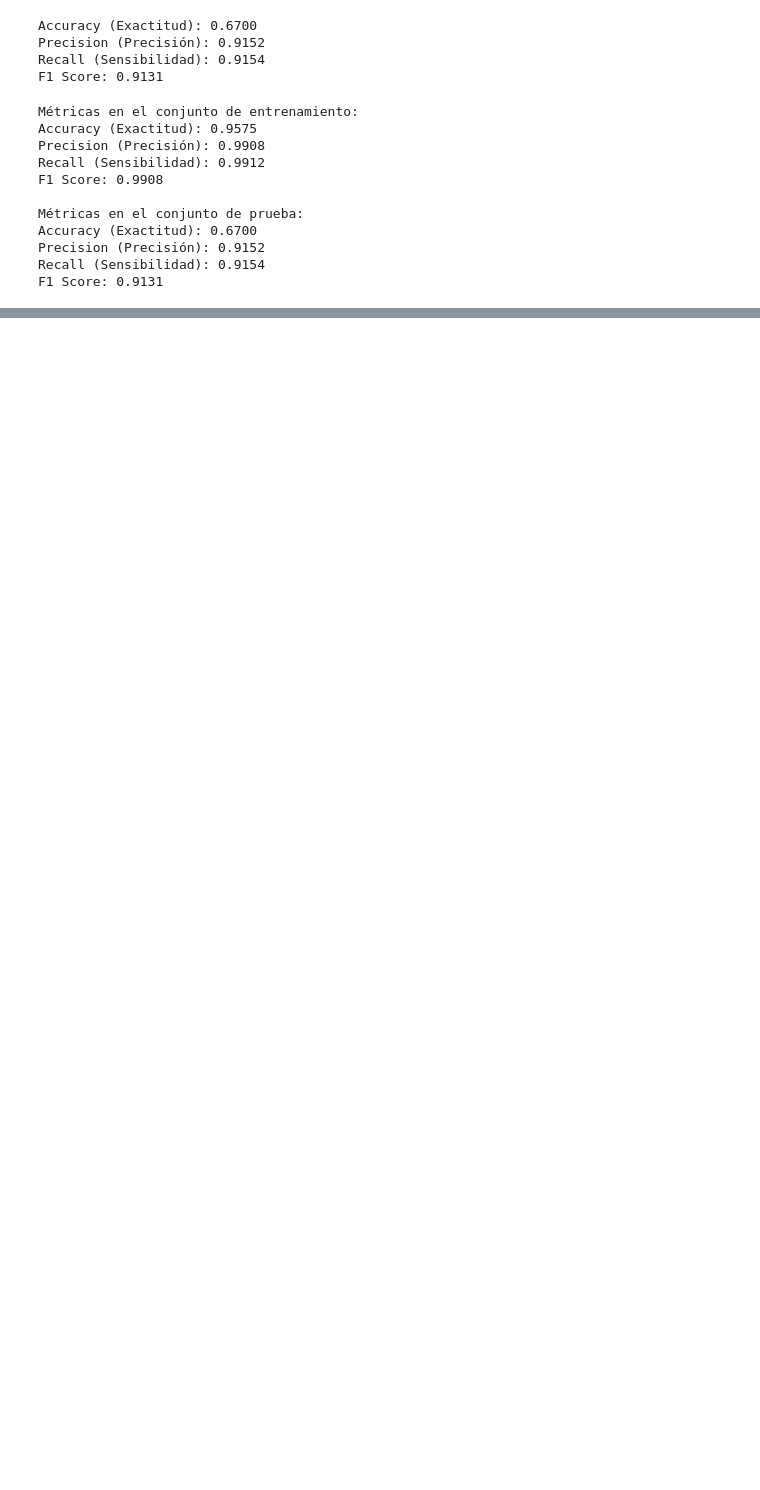
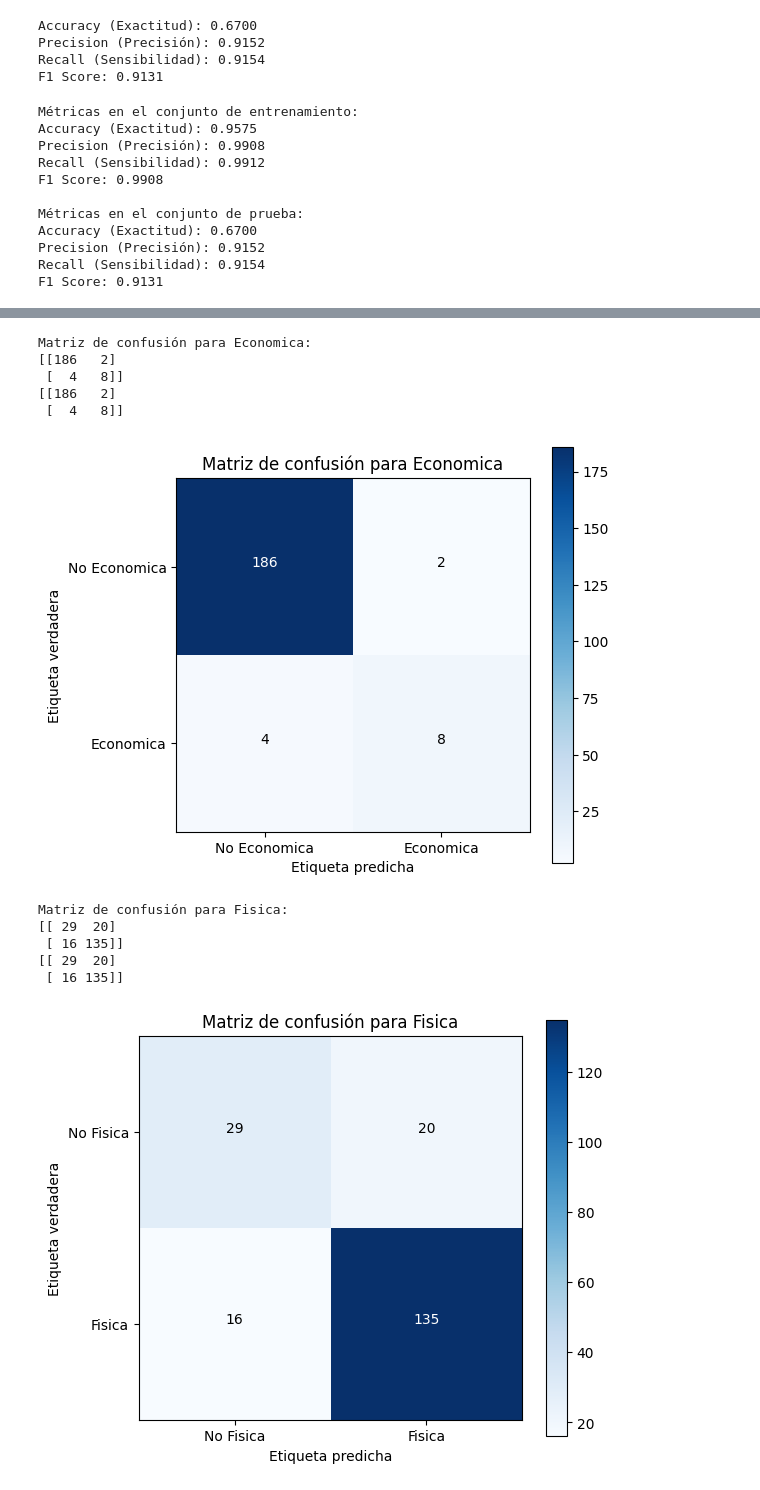
Before and after one commit to DiegoValdez10/Proyecto2mineria, a Jupyter notebook: proyecto2.ipynb, the cells around one changed output, grey strips where cells are left out. Cells and saved outputs as stored; diff of their text form; code cells hidden in the pictures; blank space fills up the shorter version.

```diff
--- a/proyecto2.ipynb
+++ b/proyecto2.ipynb
@@ -577,0 +685,58 @@ F1 Score: 0.9131
+# %%
+# Calcular y graficar la matriz de confusión para cada tipo de violencia
+violence_types = ['Economica', 'Fisica', 'Psicologica', 'Sexual', 'Verbal']
+
+# Iterar sobre cada tipo de violencia
+for i, violence_type in enumerate(violence_types):
+    # Calcular la matriz de confusión para el tipo de violencia actual
+    conf_matrix = confusion_matrix(y_test[:, i], y_pred[:, i])
+
+    # Imprimir la matriz de confusión
+    print(f"Matriz de confusión para {violence_type}:")
+    print(conf_matrix)
+
+    # Función para graficar la matriz de confusión
+    def plot_confusion_matrix(cm, classes,
+                              title='Matriz de confusión',
+                              cmap=plt.cm.Blues):
+        """
+        Esta función imprime y grafica la matriz de confusión.
+        """
+        print(cm)
+
+        plt.imshow(cm, interpolation='nearest', cmap=cmap)
+        plt.title(title)
+        plt.colorbar()
+        tick_marks = np.arange(len(classes))
+        plt.xticks(tick_marks, classes)
+        plt.yticks(tick_marks, classes)
+
+        fmt = 'd'
+        thresh = cm.max() / 2.
+        for i, j in np.ndindex(cm.shape):
+            plt.text(j, i, format(cm[i, j], fmt),
+                     horizontalalignment="center",
+                     color="white" if cm[i, j] > thresh else "black")
+
+        plt.ylabel('Etiqueta verdadera')
+        plt.xlabel('Etiqueta predicha')
+        plt.tight_layout()
+
+    # Graficar la matriz de confusión
+    plt.figure(figsize=(6, 5))
+    plot_confusion_matrix(conf_matrix, classes=[f"No {violence_type}", violence_type],
+                          title=f'Matriz de confusión para {violence_type}')
+    plt.show()
+# %% [output]
+Matriz de confusión para Economica:
+[[186   2]
+ [  4   8]]
+[[186   2]
+ [  4   8]]
+[figure, added]
+Matriz de confusión para Fisica:
+[[ 29  20]
+ [ 16 135]]
+[[ 29  20]
+ [ 16 135]]
+[figure, added]
```
Also changed, not shown: parts of 19 cells of this notebook.
